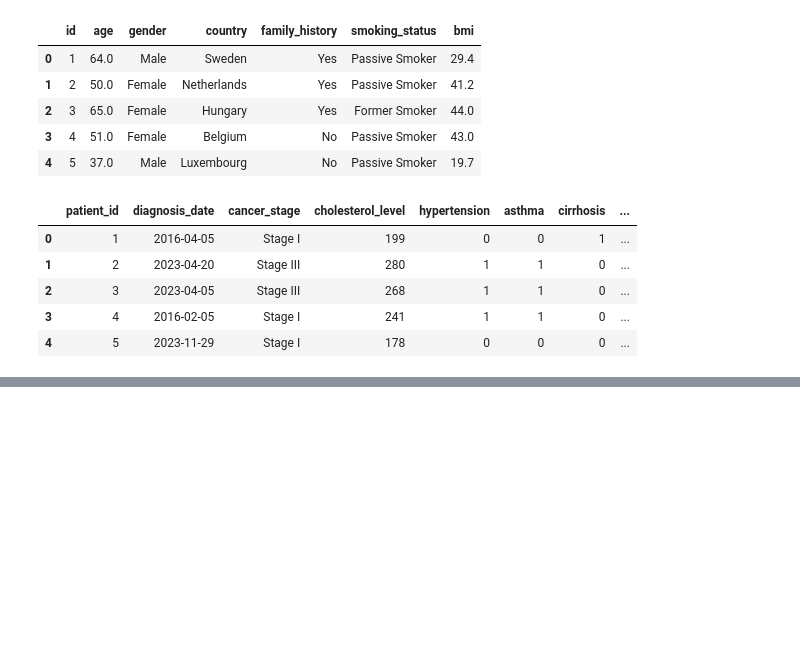
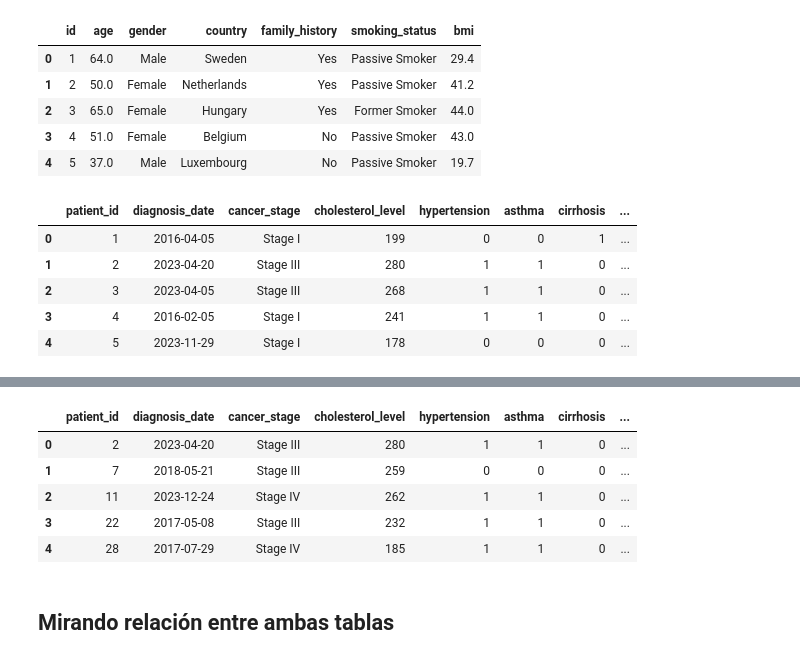
Before and after one commit to JuanDavidRamirezGarcia/Bigdata_2025-2, a Jupyter notebook: src/bigdata/actividad_1.ipynb, the cells around one changed output, grey strips where cells are left out. Drawn from its saved outputs; the diff is of its cells as text; code cells hidden in the pictures; blank space fills up the shorter version.

```diff
--- a/src/bigdata/actividad_1.ipynb
+++ b/src/bigdata/actividad_1.ipynb
@@ -123 +241,24 @@ conn.close()
+# %%
+# Conectar a la base de datos
+conn = sqlite3.connect("cancer_db.db")
+
+# query
+query = """
+SELECT * FROM historial WHERE survived = '1'
+"""
+
+# Ejecutar el query y guardar el resultado en un DataFrame
+df_filtro = pd.read_sql_query(query, conn)
+# Cerrar la conexión
+conn.close()
+df_filtro.head(5)
+# %% [output]
+|  | patient_id | diagnosis_date | cancer_stage | cholesterol_level | hypertension | asthma | cirrhosis | ... |
+| 0 | 2 | 2023-04-20 | Stage III | 280 | 1 | 1 | 0 | ... |
+| 1 | 7 | 2018-05-21 | Stage III | 259 | 0 | 0 | 0 | ... |
+| 2 | 11 | 2023-12-24 | Stage IV | 262 | 1 | 1 | 0 | ... |
+| 3 | 22 | 2017-05-08 | Stage III | 232 | 1 | 1 | 0 | ... |
+| 4 | 28 | 2017-07-29 | Stage IV | 185 | 1 | 1 | 0 | ... |
+# %% [markdown]
+## Mirando relación entre ambas tablas
 # %%
```
Also changed, not shown: parts of 19 cells of this notebook, 4 other files.
